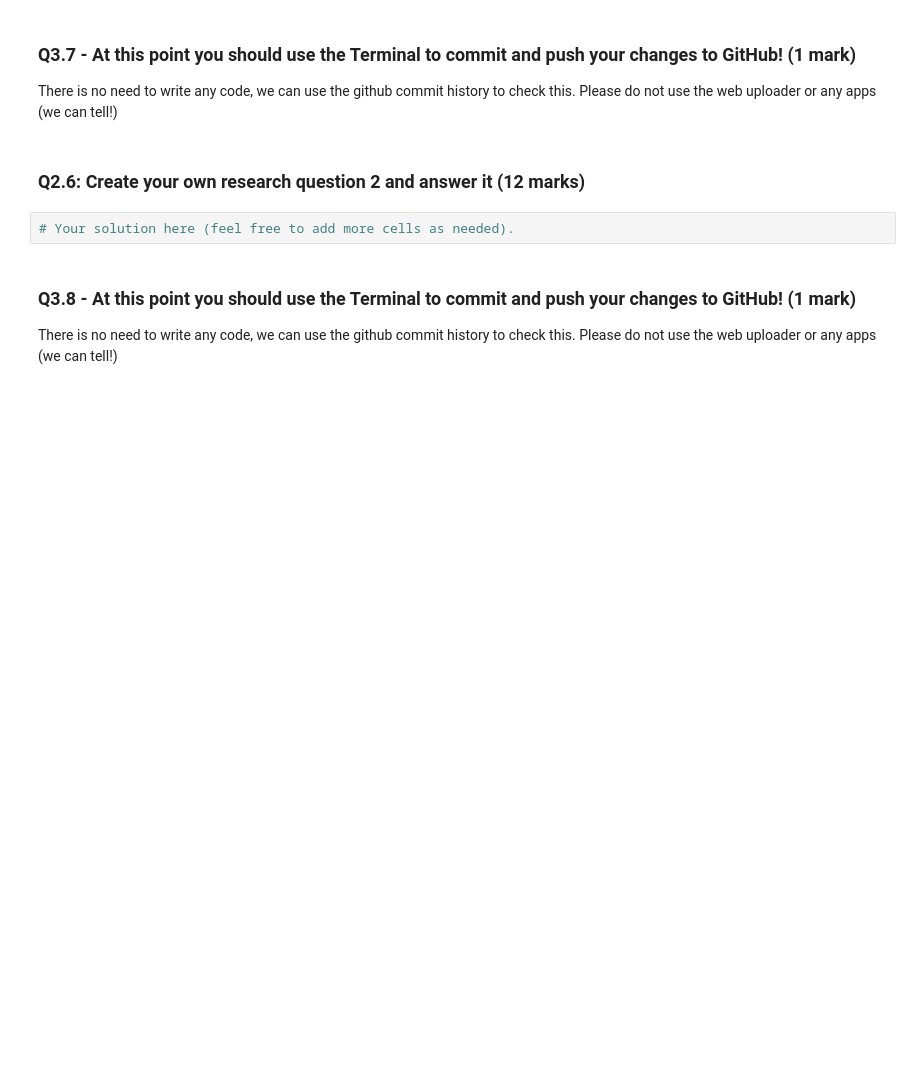
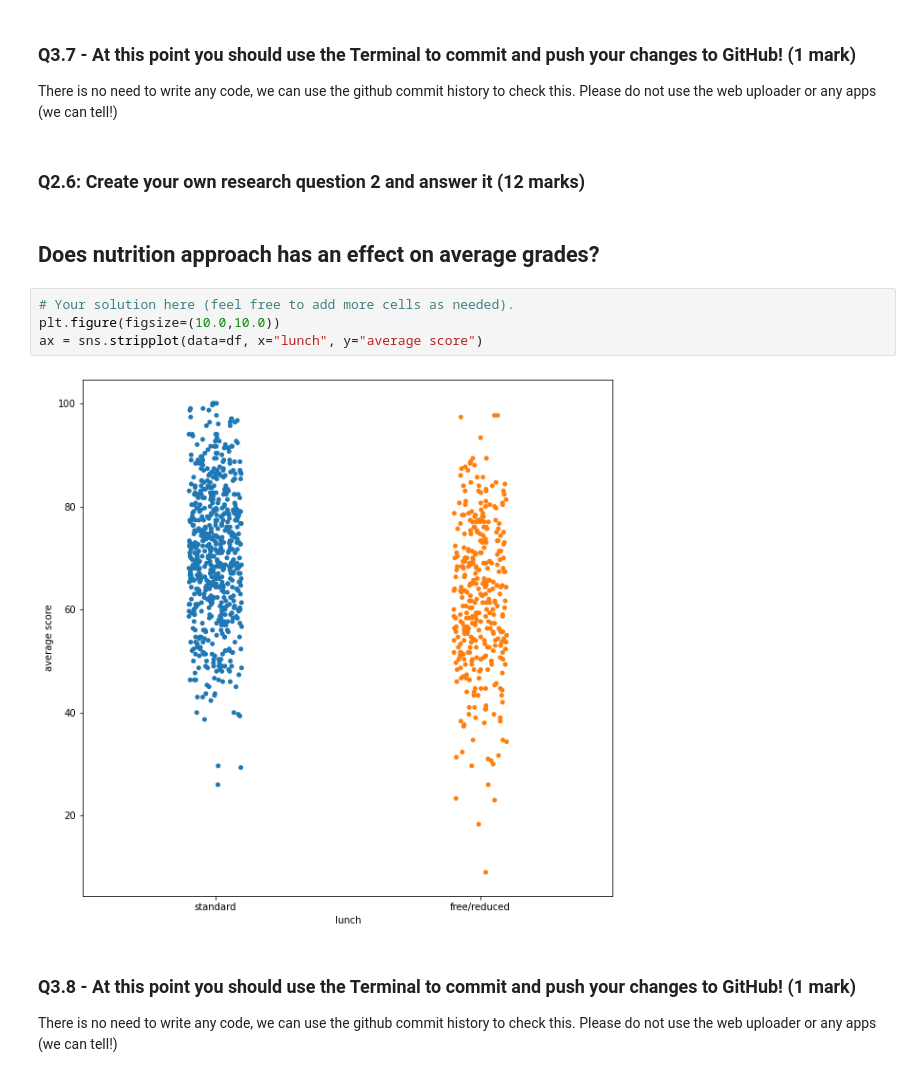
Before and after one commit to josepena97/DATA301Test, a Jupyter notebook: Exam.ipynb, the cells around one changed output. Cells and saved outputs as stored; diff of their text form; blank space fills up the shorter version.

```diff
--- a/Exam.ipynb
+++ b/Exam.ipynb
@@ -624,8 +624,14 @@ Response:
 There is no need to write any code, we can use the github commit history to check this. Please do not use the web uploader or any apps (we can tell!)
 # %% [markdown]
 ### Q2.6: Create your own research question 2 and answer it (12 marks)
+# %% [markdown]
+## Does nutrition approach has an effect on average grades?
 # %%
 # Your solution here (feel free to add more cells as needed).
+plt.figure(figsize=(10.0,10.0))
+ax = sns.stripplot(data=df, x="lunch", y="average score")
+# %% [output]
+[figure, added]
 # %% [markdown]
 ### Q3.8 - At this point you should use the Terminal to commit and push your changes to GitHub! (1 mark)
 
```
